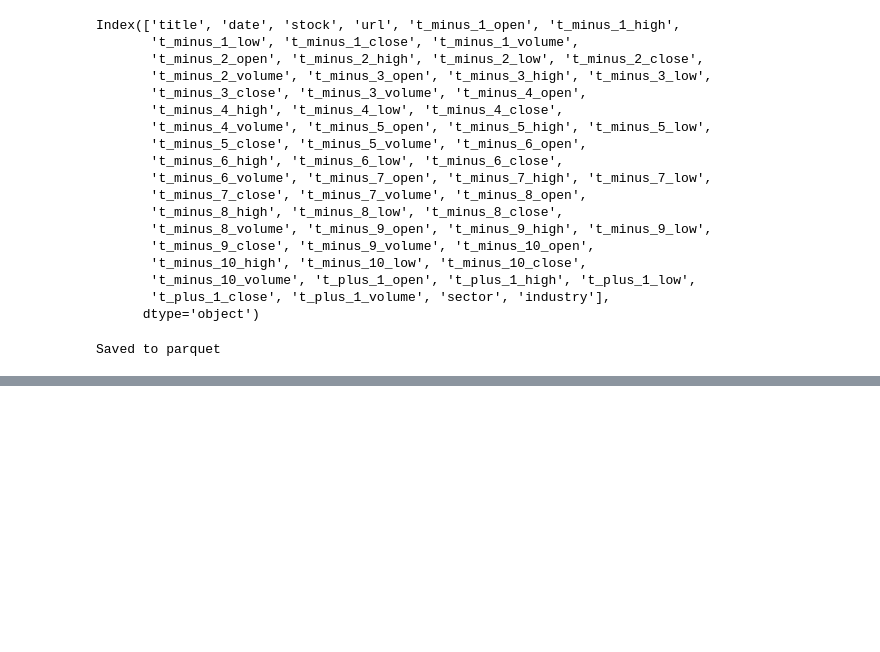
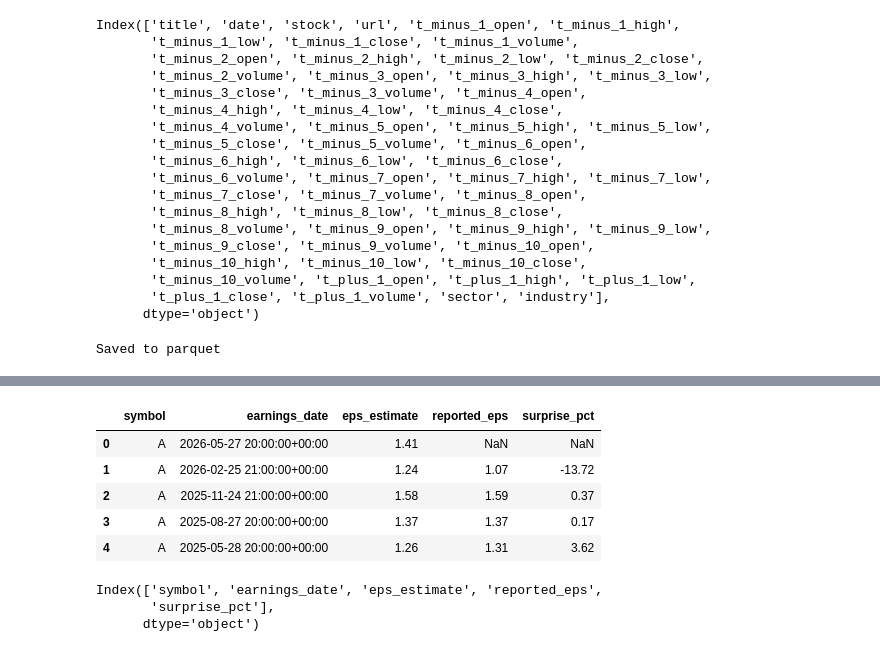
Before and after one commit to intel00000/News-Vol-Forecast, a Jupyter notebook: EDA/data_curation.ipynb, the cells around one changed output, grey strips where cells are left out. Saved outputs shown, nothing was run; the diff lists cells and outputs as text; code cells hidden in the pictures; blank space fills up the shorter version.

```diff
--- a/EDA/data_curation.ipynb
+++ b/EDA/data_curation.ipynb
@@ -404,7 +396,7 @@ df_eq_join_dropna
 # %%
 # Fetch earnings dates for all equity tickers
 earn = fetch_earnings_all(equity_tickers, DATA_DIR / "earnings_dates.csv")
-print(earn.head(3))
+earn.head(5)
 # %% [output]
   Resuming: 2122/2122 tickers already attempted
   Done: 129,627 records for 1819 tickers -> /content/drive/MyDrive/cs209b/project/EDA/data/earnings_dates.csv
@@ -414,0 +403,12 @@ print(earn.head(3))
+|  | symbol | earnings_date | eps_estimate | reported_eps | surprise_pct |
+| 0 | A | 2026-05-27 20:00:00+00:00 | 1.41 | NaN | NaN |
+| 1 | A | 2026-02-25 21:00:00+00:00 | 1.24 | 1.07 | -13.72 |
+| 2 | A | 2025-11-24 21:00:00+00:00 | 1.58 | 1.59 | 0.37 |
+| 3 | A | 2025-08-27 20:00:00+00:00 | 1.37 | 1.37 | 0.17 |
+| 4 | A | 2025-05-28 20:00:00+00:00 | 1.26 | 1.31 | 3.62 |
+# %%
+earn.columns
+# %% [output]
+Index(['symbol', 'earnings_date', 'eps_estimate', 'reported_eps',
+       'surprise_pct'],
+      dtype='object')
```
Also changed, not shown: parts of 15 cells of this notebook, 1 other file.
